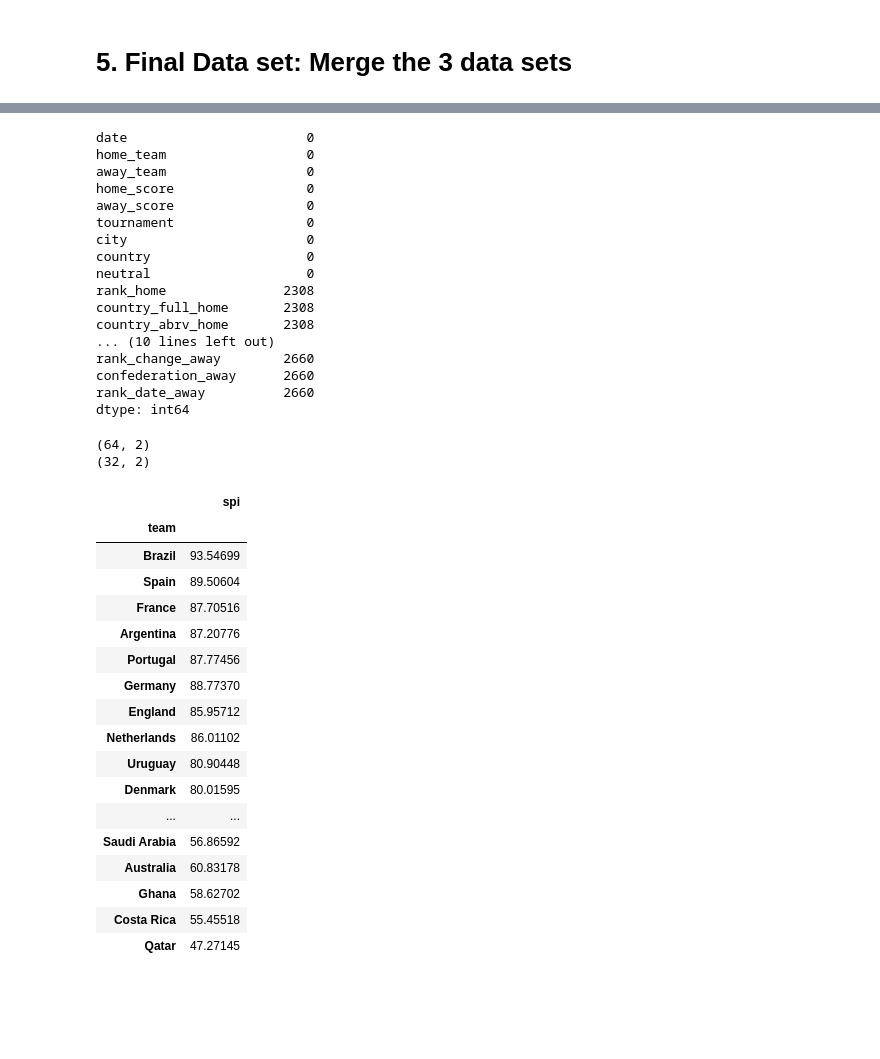
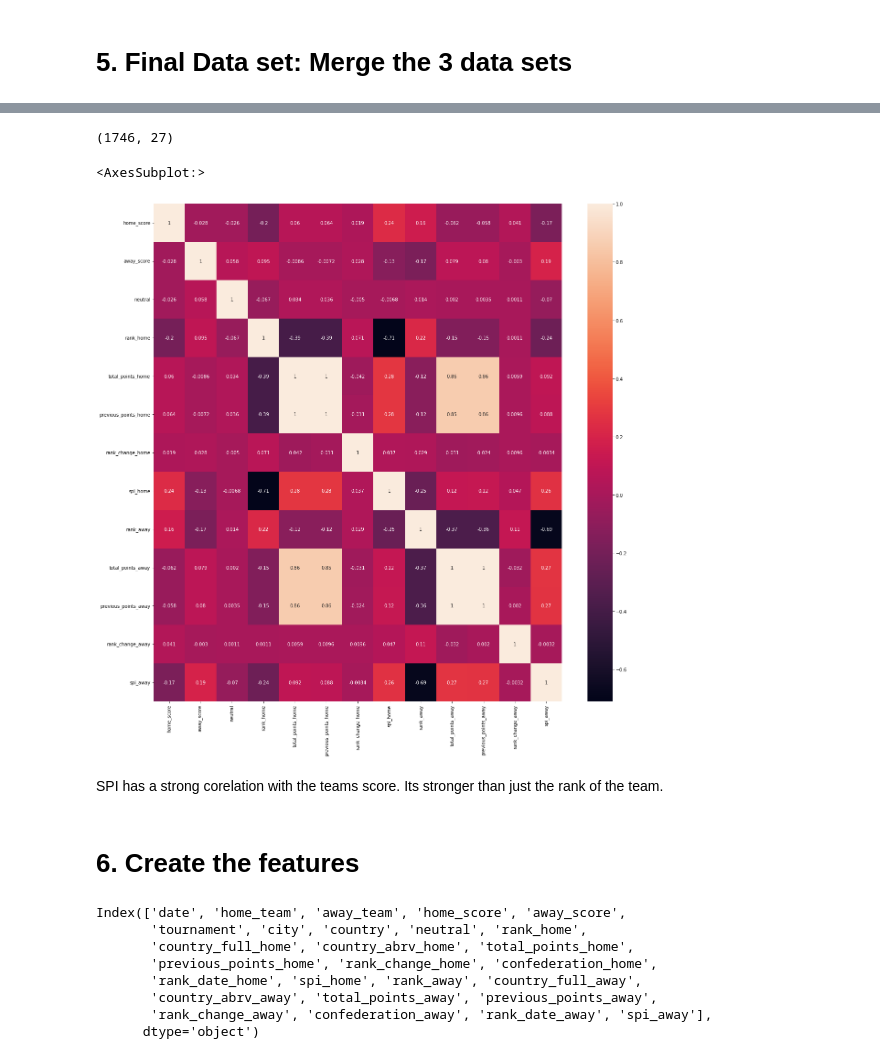
Before and after one commit to ksebastian/ds-capstone-fifa2022, a Jupyter notebook: analysis/fifa-2022-notebook.ipynb, the cells around one changed output, grey strips where cells are left out. Cells and saved outputs as stored; diff of their text form; code cells hidden in the pictures; blank space fills up the shorter version.

```diff
--- a/analysis/fifa-2022-notebook.ipynb
+++ b/analysis/fifa-2022-notebook.ipynb
@@ -532,50 +560,29 @@ mrg1[mrg1.isna().any(axis=1)]
-# %%
-mrg1.isna().sum()
-# %% [output]
-date                       0
-home_team                  0
-away_team                  0
-home_score                 0
-away_score                 0
-tournament                 0
-city                       0
-country                    0
-neutral                    0
-rank_home               2308
-country_full_home       2308
-country_abrv_home       2308
-... (10 lines left out)
-rank_change_away        2660
-confederation_away      2660
-rank_date_away          2660
-dtype: int64
-# %%
-spi = pd.read_csv("../data/fivethirtyeight-spi-index.csv")
-spi = spi.replace({"Korea Republic" : "South Korea", "USA": "United States"})
-spi1 = spi[['team','spi']].copy()
-print(spi1.shape)
-spi1 = spi1.drop_duplicates(subset='team', keep="first")
-print(spi1.shape)
-spi1 = spi1.set_index('team')
-spi1.head(100)
-# %% [output]
-(64, 2)
-(32, 2)
-|  | spi |
-| team |  |
-| Brazil | 93.54699 |
-| Spain | 89.50604 |
-| France | 87.70516 |
-| Argentina | 87.20776 |
-| Portugal | 87.77456 |
-| Germany | 88.77370 |
-| England | 85.95712 |
-| Netherlands | 86.01102 |
-| Uruguay | 80.90448 |
-| Denmark | 80.01595 |
-| ... | ... |
-| Saudi Arabia | 56.86592 |
-| Australia | 60.83178 |
-| Ghana | 58.62702 |
-| Costa Rica | 55.45518 |
-| Qatar | 47.27145 |
+# %%
+merged_df.shape
+# %% [output]
+(1746, 27)
+# %%
+fig, ax = plt.subplots()
+fig.set_size_inches(20, 20)
+corr1 = merged_df.corr()
+corr1
+sns.heatmap(corr1,annot=True)
+# %% [output]
+<AxesSubplot:>
+[figure, added]
+# %% [markdown]
+SPI has a strong corelation with the teams score. Its stronger than just the rank of the team.
+# %% [markdown]
+<a id="6"></a>
+# 6. Create the features
+# %%
+merged_df.columns
+# %% [output]
+Index(['date', 'home_team', 'away_team', 'home_score', 'away_score',
+       'tournament', 'city', 'country', 'neutral', 'rank_home',
+       'country_full_home', 'country_abrv_home', 'total_points_home',
+       'previous_points_home', 'rank_change_home', 'confederation_home',
+       'rank_date_home', 'spi_home', 'rank_away', 'country_full_away',
+       'country_abrv_away', 'total_points_away', 'previous_points_away',
+       'rank_change_away', 'confederation_away', 'rank_date_away', 'spi_away'],
+      dtype='object')
```
Also changed, not shown: parts of 53 cells of this notebook.
